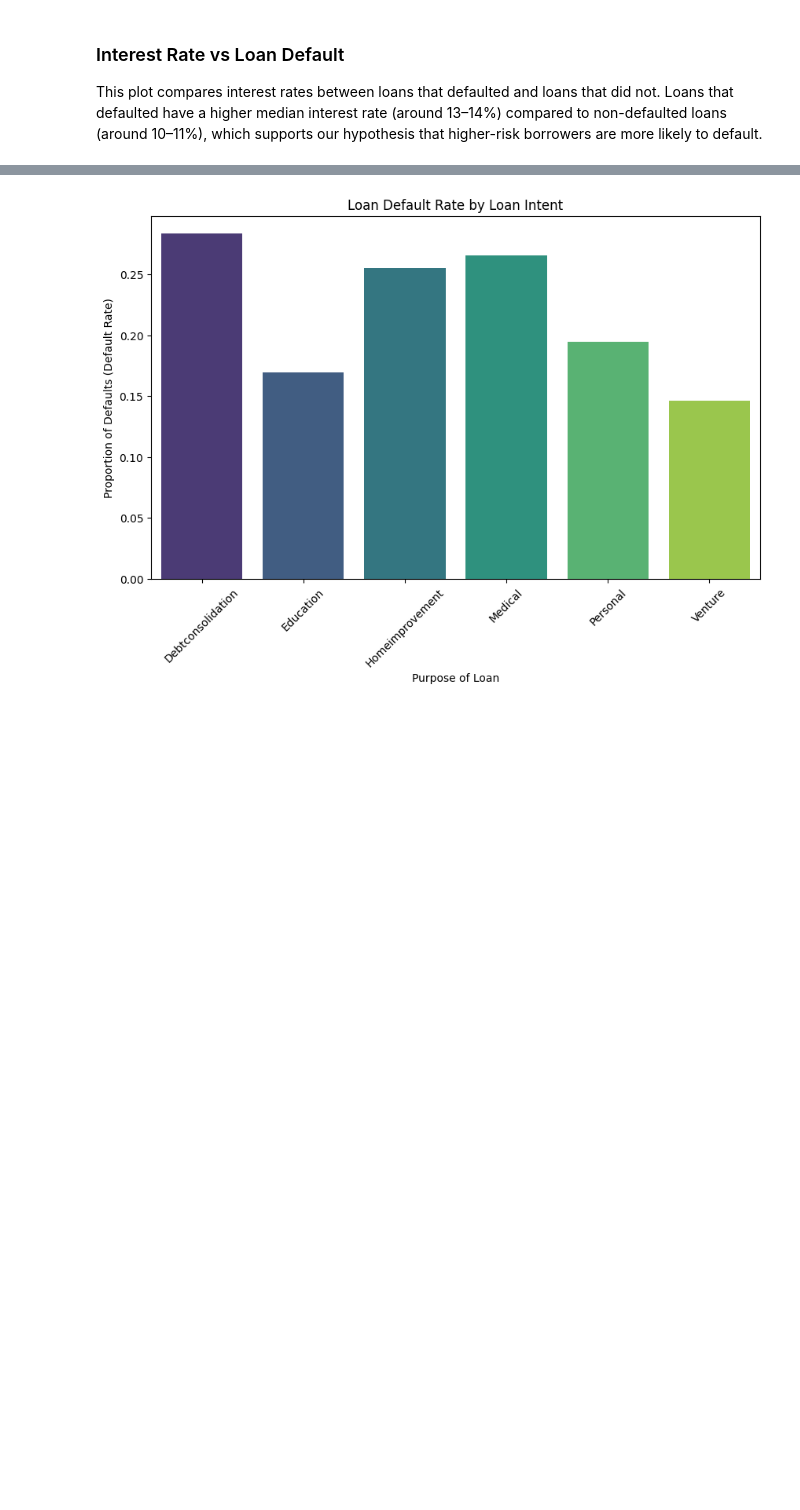
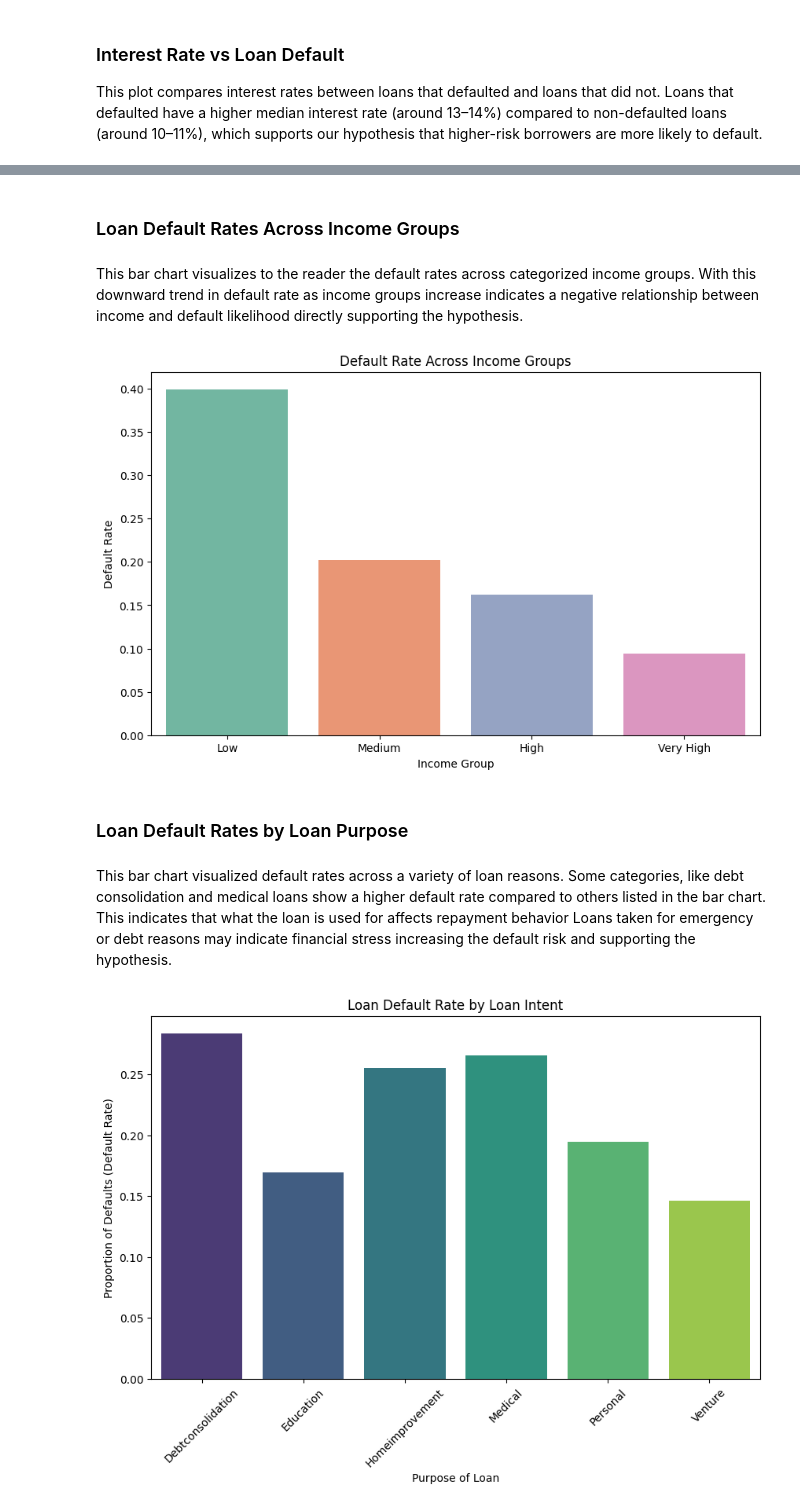
Before and after one commit to COGS108/Group131_WI26, a Jupyter notebook: 02-EDACheckpoint.ipynb, the cells around one changed output, grey strips where cells are left out. Saved outputs shown, nothing was run; the diff lists cells and outputs as text; code cells hidden in the pictures; blank space fills up the shorter version.

```diff
--- a/02-EDACheckpoint.ipynb
+++ b/02-EDACheckpoint.ipynb
@@ -299,3 +343,31 @@ plt.show()
+# %% [markdown]
+### Loan Default Rates Across Income Groups
+# %% [markdown]
+This bar chart visualizes to the reader the default rates across categorized income groups. With this downward trend in default rate as income groups increase indicates a negative relationship between income and default likelihood directly supporting the hypothesis.
+# %%
+df["income_group"] = pd.qcut(df["person_income"], q=4, labels=["Low", "Medium", "High", "Very High"])
+income_default = df.groupby("income_group")["loan_status"].mean().reset_index()
+plt.figure(figsize=(10,6))
+sns.barplot(
+    data=income_default,
+    x="income_group",
+    y="loan_status",
+    hue="income_group",
+    palette="Set2",
+    dodge=False,
+    width=0.8
+)
+plt.title("Default Rate Across Income Groups")
+plt.ylabel("Default Rate")
+plt.xlabel("Income Group")
+plt.legend([],[], frameon=False)
+plt.show()
+# %% [output]
+[figure, added]
+# %% [markdown]
+### Loan Default Rates by Loan Purpose
+# %% [markdown]
+This bar chart visualized default rates across a variety of loan reasons. Some categories, like debt consolidation and medical loans show a higher default rate compared to others listed in the bar chart. This indicates that what the loan is used for affects repayment behavior Loans taken for emergency or debt reasons may indicate financial stress increasing the default risk and supporting the hypothesis.
 # %%
 # example plot 1
 # calculate loan default rate by loan intent
```
Also changed, not shown: parts of 22 cells of this notebook.
